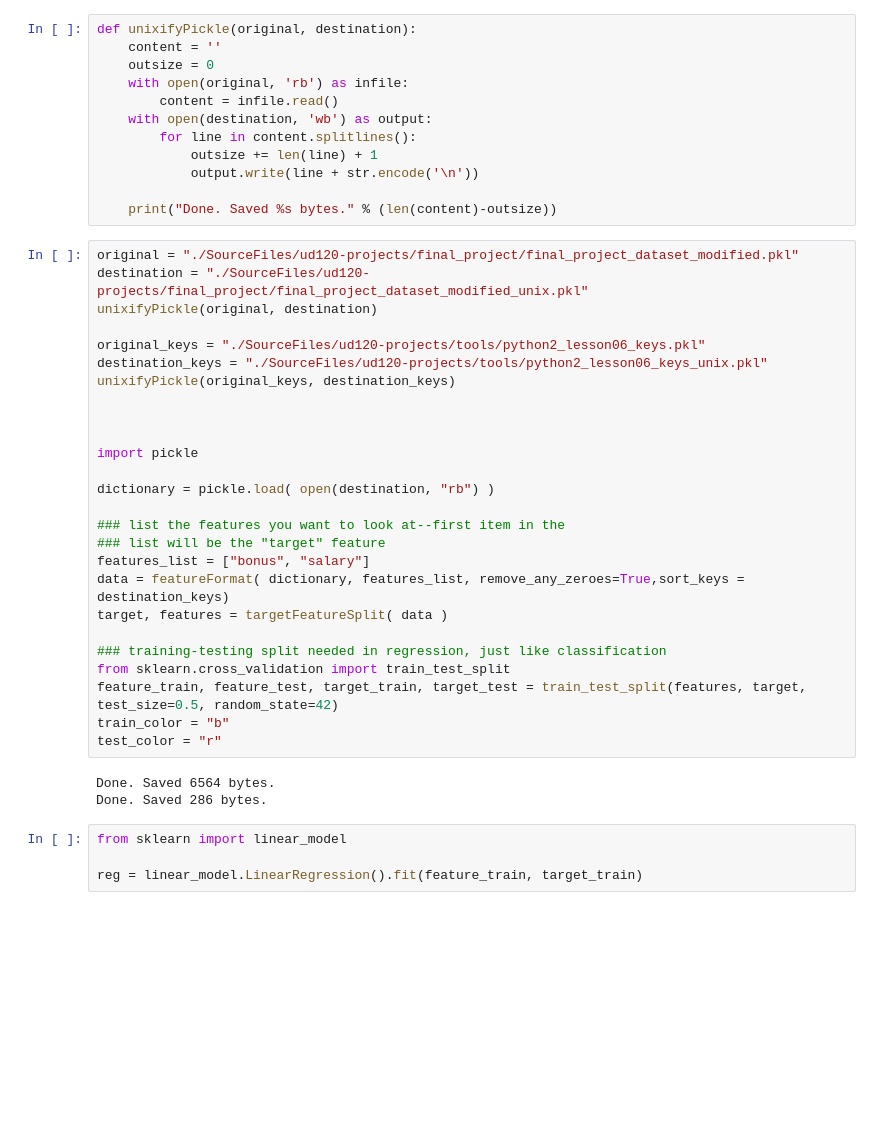
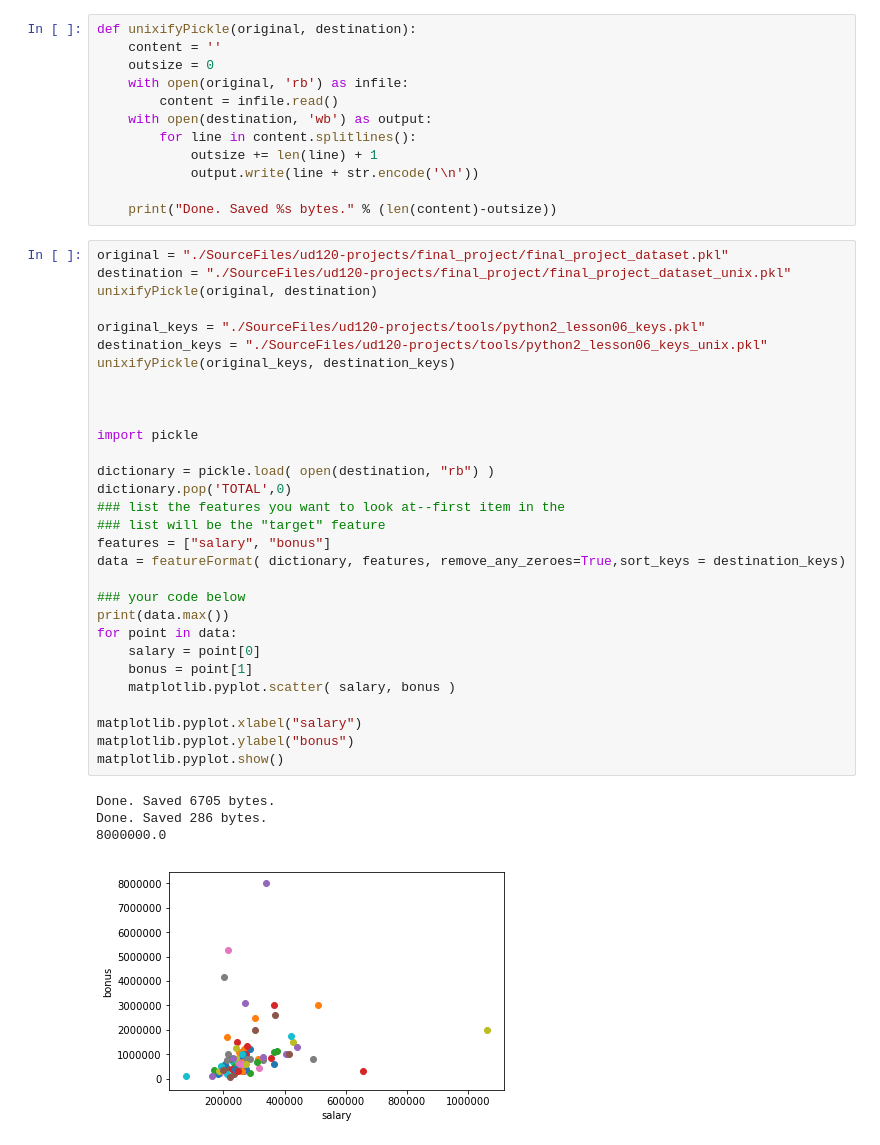
Before and after one commit to lampidudelj/Jup, a Jupyter notebook: Enron.ipynb, the cells around one changed output. Saved outputs shown, nothing was run; the diff lists cells and outputs as text; blank space fills up the shorter version.

```diff
--- a/Enron.ipynb
+++ b/Enron.ipynb
@@ -249,35 +249,37 @@ def unixifyPickle(original, destination):
 
     print("Done. Saved %s bytes." % (len(content)-outsize))
 # %%
-original = "./SourceFiles/ud120-projects/final_project/final_project_dataset_modified.pkl"
-destination = "./SourceFiles/ud120-projects/final_project/final_project_dataset_modified_unix.pkl"
+original = "./SourceFiles/ud120-projects/final_project/final_project_dataset.pkl"
+destination = "./SourceFiles/ud120-projects/final_project/final_project_dataset_unix.pkl"
 unixifyPickle(original, destination)
 
 original_keys = "./SourceFiles/ud120-projects/tools/python2_lesson06_keys.pkl"
 destination_keys = "./SourceFiles/ud120-projects/tools/python2_lesson06_keys_unix.pkl"
 unixifyPickle(original_keys, destination_keys)
 
 
 
 import pickle
 
 dictionary = pickle.load( open(destination, "rb") )
-
+dictionary.pop('TOTAL',0)
 ### list the features you want to look at--first item in the
 ### list will be the "target" feature
-features_list = ["bonus", "salary"]
-data = featureFormat( dictionary, features_list, remove_any_zeroes=True,sort_keys = destination_keys)
-target, features = targetFeatureSplit( data )
+features = ["salary", "bonus"]
+data = featureFormat( dictionary, features, remove_any_zeroes=True,sort_keys = destination_keys)
 
-### training-testing split needed in regression, just like classification
-from sklearn.cross_validation import train_test_split
-feature_train, feature_test, target_train, target_test = train_test_split(features, target, test_size=0.5, random_state=42)
-train_color = "b"
-test_color = "r"
+### your code below
+print(data.max())
+for point in data:
+    salary = point[0]
+    bonus = point[1]
+    matplotlib.pyplot.scatter( salary, bonus )
+
+matplotlib.pyplot.xlabel("salary")
+matplotlib.pyplot.ylabel("bonus")
+matplotlib.pyplot.show()
 # %% [output]
-Done. Saved 6564 bytes.
+Done. Saved 6705 bytes.
 Done. Saved 286 bytes.
+8000000.0
+[figure, added]
-# %%
-from sklearn import linear_model
-
-reg = linear_model.LinearRegression().fit(feature_train, target_train)
```
Also changed, not shown: parts of 3 cells of this notebook, 2 other files.
